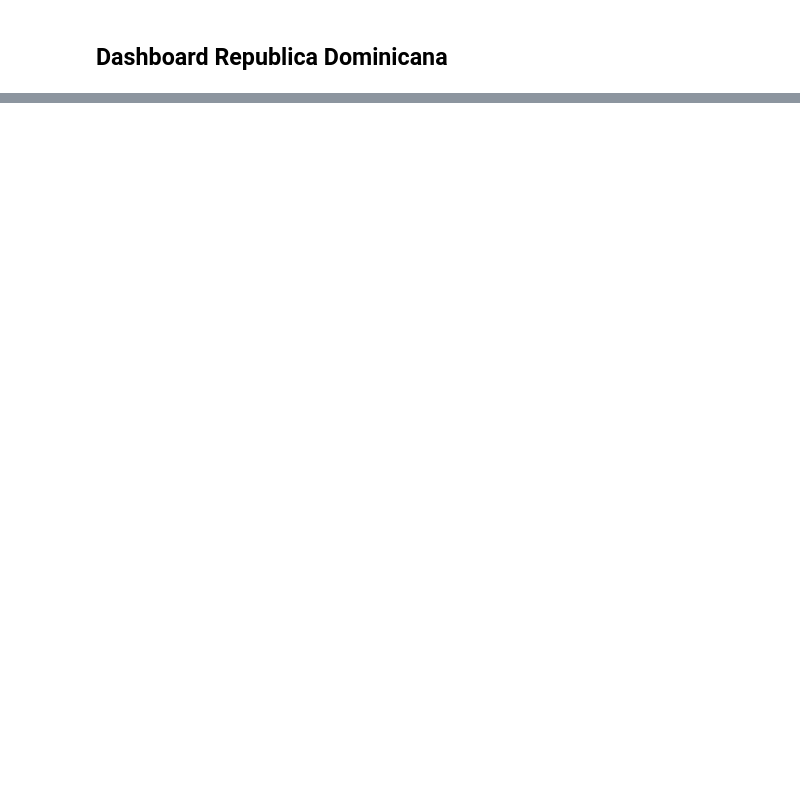
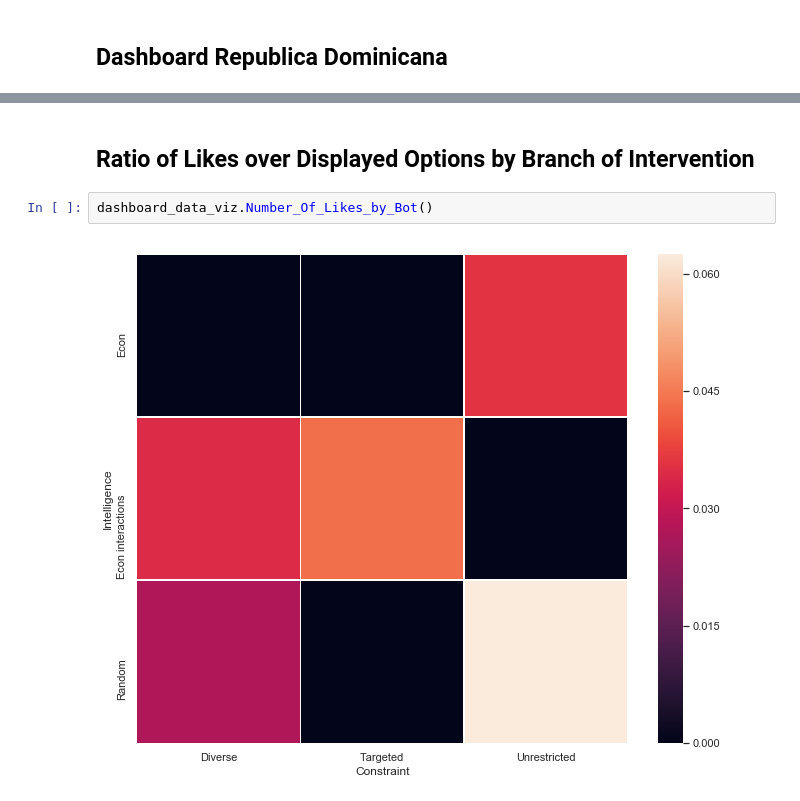
Before and after one commit to ConsiliumBots/consiliumbots.github.io, a Jupyter notebook: Dashboard Dominicana.ipynb, the cells around one changed output, grey strips where cells are left out. Cells and saved outputs as stored; diff of their text form; blank space fills up the shorter version.

```diff
--- a/Dashboard Dominicana.ipynb
+++ b/Dashboard Dominicana.ipynb
@@ -35,0 +43,6 @@ import
+# %% [markdown]
+## Ratio of Likes over Displayed Options by Branch of Intervention
+# %%
+dashboard_data_viz.Number_Of_Likes_by_Bot()
+# %% [output]
+[figure, added]
```
Also changed, not shown: parts of 9 cells of this notebook.
